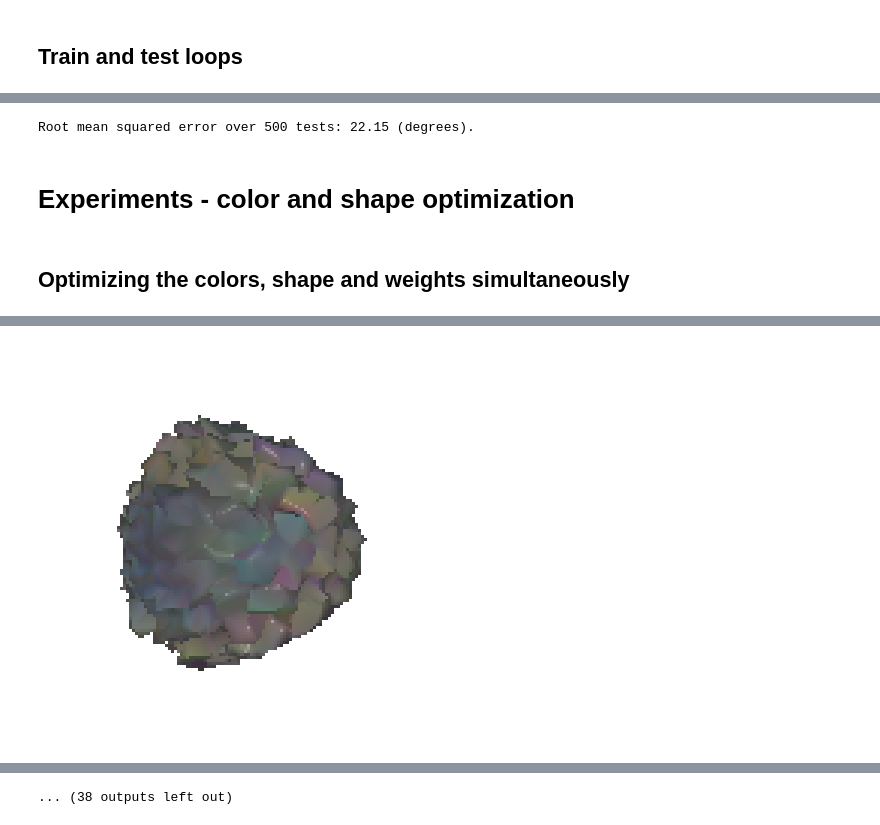
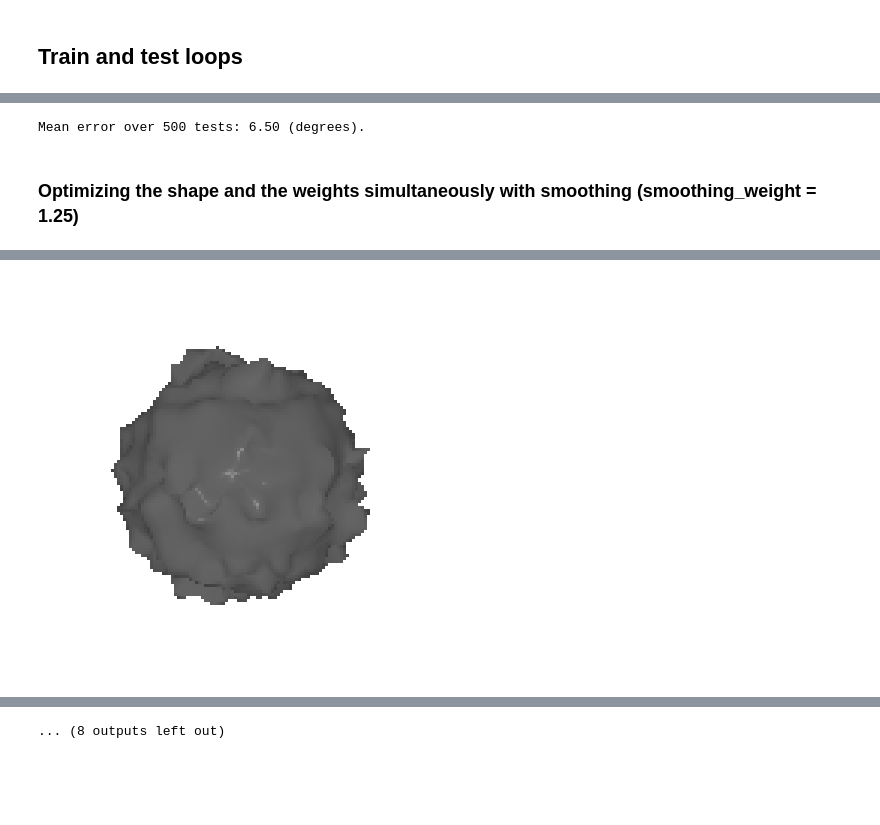
Before and after one commit to Jan-Celin/deep-learning-differentiable-rendering, a Jupyter notebook: rotation_predictor.ipynb, the cells around one changed output, grey strips where cells are left out. Saved outputs shown, nothing was run; the diff lists cells and outputs as text; code cells hidden in the pictures; blank space fills up the shorter version.

```diff
--- a/rotation_predictor.ipynb
+++ b/rotation_predictor.ipynb
@@ -470,3 +496,3 @@ criterion = nn.MSELoss()
 # %%
-losses = train_model(model, optimizer, sphere_mesh, vertex_colors, renderer, cameras, lights, num_epochs=2500, batch_size=16)
+losses = train_model(model, optimizer, sphere_mesh, vertex_colors, renderer, cameras, lights, num_epochs=1000, batch_size=16)
 # %% [output]
@@ -502,5 +528,5 @@ Root mean squared error over 500 tests: 13.67 (degrees).
 # %%
-def train_model(model, optimizer, mesh, deform_verts, renderer, cameras, lights, num_epochs=500, batch_size=32, lr=0.001, criterion=nn.MSELoss(), use_smoothing_loss=False):
+def train_model(model, optimizer, mesh, deform_verts, renderer, cameras, lights, num_epochs=500, batch_size=32, lr=0.001, criterion=angle_loss, use_smoothing_loss=False, smoothing_weight=1):
   losses = []
   for epoch in range(num_epochs):
     total_loss = 0
@@ -521,15 +547,15 @@ def train_model(model, optimizer, mesh, deform_verts, renderer, cameras, lights,
 
       loss = criterion(predicted_angle, target_angle)
       if use_smoothing_loss:
-          loss += mesh_laplacian_smoothing(deformed_mesh, method="uniform")  # Add weight to the smoothing loss? How much?
+          loss += smoothing_weight * mesh_laplacian_smoothing(deformed_mesh, method="uniform")
 
-      loss.backward()
+      total_loss += loss
 
-      total_loss += loss.item()
+    total_loss.backward()
+    optimizer.step()
 
-    avg_epoch_loss = total_loss / batch_size
+    avg_epoch_loss = total_loss.item() / batch_size
     losses.append(avg_epoch_loss)
-    optimizer.step()
 
     if (epoch + 1) % 100 == 0:
         print(f"Epoch [{epoch+1}/{num_epochs}], Loss: {avg_epoch_loss:.4f}")
@@ -645,9 +671,7 @@ plt.show()
 deformed_sphere_mesh = sphere_mesh.clone().offset_verts(deform_verts)
 # %%
 num_tests=500
-rmse = test_model(model, deformed_sphere_mesh, renderer, cameras, lights, num_tests=500)
-print(f"Root mean squared error over {num_tests} tests: {rmse:.2f} (degrees).")
+me = test_model(model, deformed_sphere_mesh, renderer, cameras, lights, num_tests=500)
+print(f"Mean error over {num_tests} tests: {me:.2f} (degrees).")
 # %% [output]
-Root mean squared error over 500 tests: 22.15 (degrees).
+Mean error over 500 tests: 6.50 (degrees).
-# %% [markdown]
-# Experiments - color and shape optimization
@@ -695,5 +678,5 @@ def train_model(model, optimizer, mesh, vertex_colors, deform_verts, renderer, c
 # %% [markdown]
-## Optimizing the colors, shape and weights simultaneously
+### Optimizing the shape and the weights simultaneously with smoothing (smoothing_weight = 1.25)
 # %%
 sphere_mesh = ico_sphere(4, device)
 
@@ -701,7 +684,7 @@ verts = sphere_mesh.verts_packed()
 
 vertex_colors = torch.tensor([0.5, 0.5, 0.5], device=device)
 vertex_colors = vertex_colors.repeat(verts.shape[0], 1)
-vertex_colors = nn.Parameter(vertex_colors.unsqueeze(0))
+vertex_colors = vertex_colors.unsqueeze(0)
 
 textures = TexturesVertex(verts_features=vertex_colors)
 sphere_mesh.textures = textures
@@ -712,11 +695,10 @@ deform_verts = torch.full(sphere_mesh.verts_packed().shape, 0.0, device=device,
 
 optimizer = optim.Adam([
     {'params': model.parameters()},
-    {'params': [deform_verts], 'lr': 0.001},
-    {'params': [vertex_colors], 'lr': 0.001}
+    {'params': [deform_verts], 'lr': 0.001}
 ], lr=0.001)
 
-criterion = nn.MSELoss()
+criterion = angle_loss
 # %%
-losses = train_model(model, optimizer, sphere_mesh, vertex_colors, deform_verts, renderer, cameras, lights, num_epochs=2500, batch_size=16)
+losses = train_model(model, optimizer, sphere_mesh, deform_verts, renderer, cameras, lights, num_epochs=1000, batch_size=16, use_smoothing_loss=True, smoothing_weight=1.25)
 # %% [output]
@@ -732 +714 @@ Epoch [500/2500], Loss: 0.3110
-[figure, old version]
+[figure, new version]
@@ -735,4 +717,4 @@ Epoch [600/2500], Loss: 0.0889
-... (38 outputs left out)
+... (8 outputs left out)
 # %%
 plt.plot(losses)
 plt.xlabel('Epoch')
```
Also changed, not shown: parts of 66 cells of this notebook.
